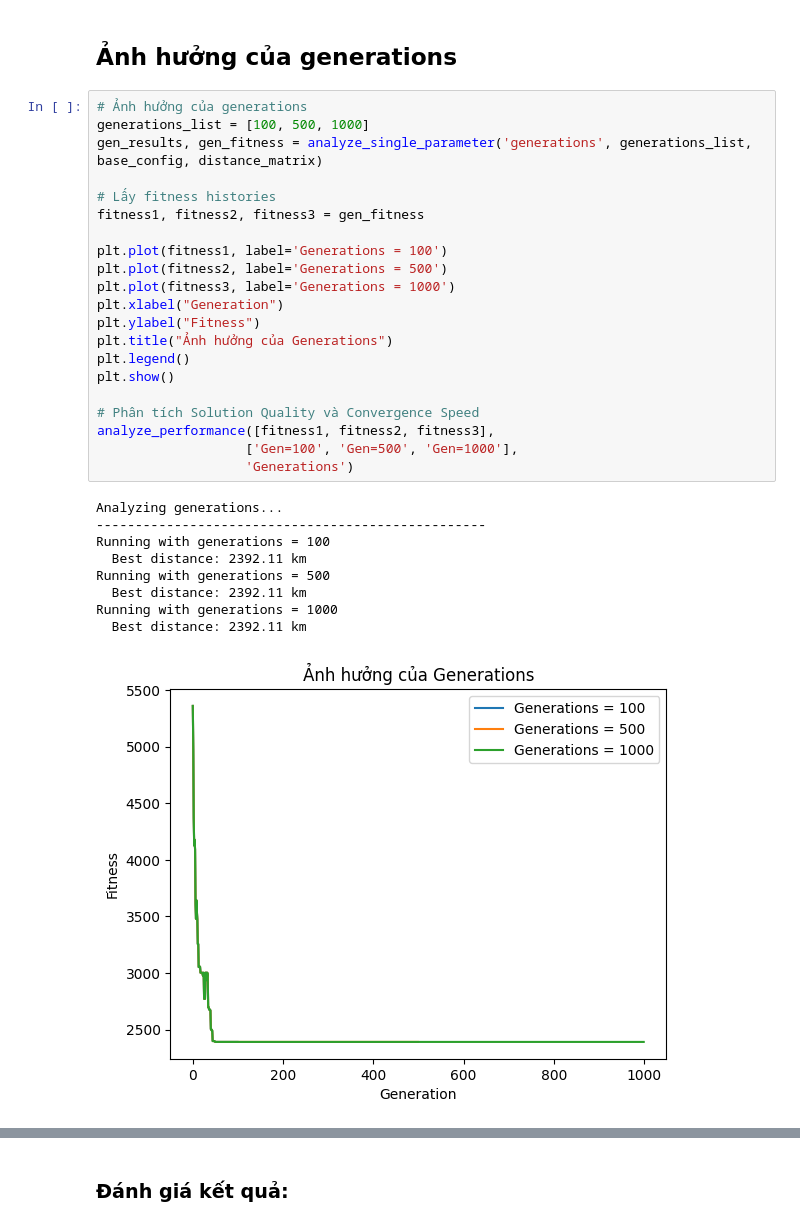
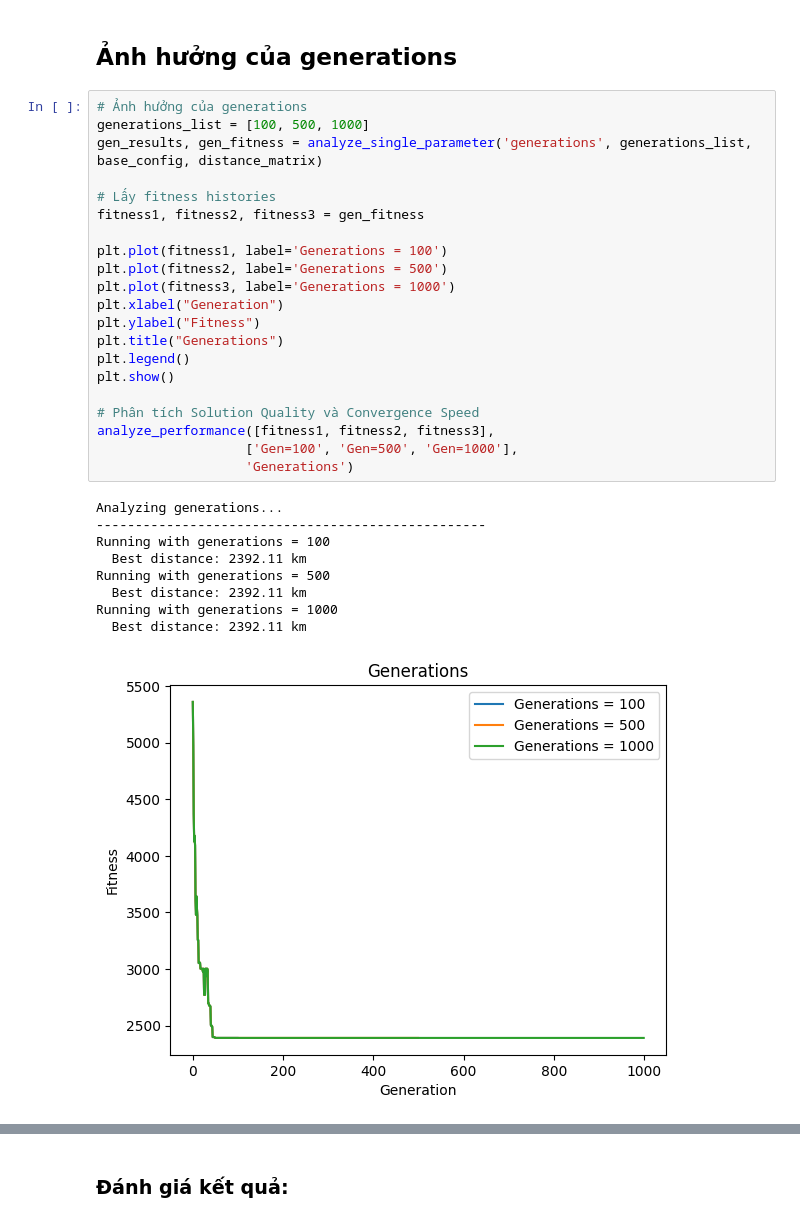
Before and after one commit to thilinnd/GA_TSP, a Jupyter notebook: experiment/1. Parameter.ipynb, the cells around one changed output, grey strips where cells are left out. Cells and saved outputs as stored; diff of their text form.

```diff
--- a/experiment/1. Parameter.ipynb
+++ b/experiment/1. Parameter.ipynb
@@ -304,34 +303,34 @@ Kết luận và đánh giá:
 # %%
 # Ảnh hưởng của generations
 generations_list = [100, 500, 1000]
 gen_results, gen_fitness = analyze_single_parameter('generations', generations_list, base_config, distance_matrix)
 
 # Lấy fitness histories
 fitness1, fitness2, fitness3 = gen_fitness
 
 plt.plot(fitness1, label='Generations = 100')
 plt.plot(fitness2, label='Generations = 500')
 plt.plot(fitness3, label='Generations = 1000')
 plt.xlabel("Generation")
 plt.ylabel("Fitness")
-plt.title("Ảnh hưởng của Generations")
+plt.title("Generations")
 plt.legend()
 plt.show()
 
 # Phân tích Solution Quality và Convergence Speed
 analyze_performance([fitness1, fitness2, fitness3],
                    ['Gen=100', 'Gen=500', 'Gen=1000'],
                    'Generations')
 # %% [output]
 Analyzing generations...
 --------------------------------------------------
 Running with generations = 100
   Best distance: 2392.11 km
 Running with generations = 500
   Best distance: 2392.11 km
 Running with generations = 1000
   Best distance: 2392.11 km
-[figure, old version]
+[figure, new version]
 [figure]
 # %% [markdown]
 ### Đánh giá kết quả:
```
Also changed, not shown: parts of 10 cells of this notebook.
